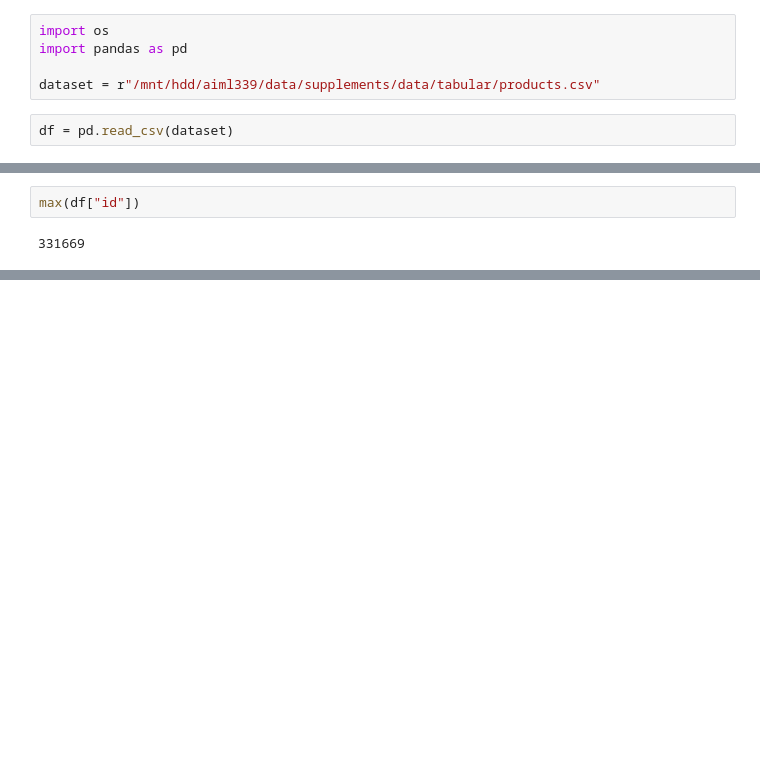
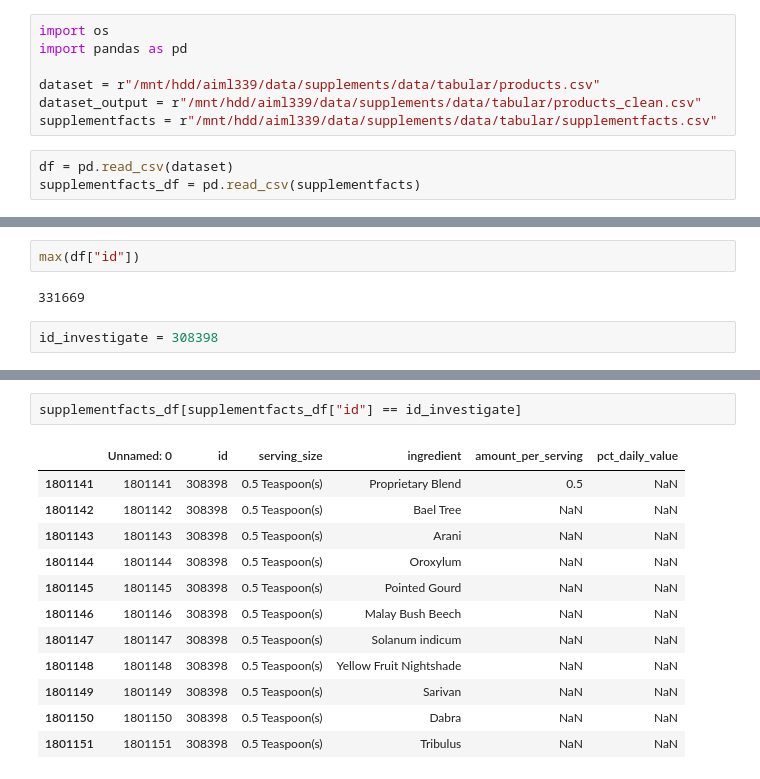
Before and after one commit to LennoxC/labeldetection-datagen-client-tabular, a Jupyter notebook: eda.ipynb, the cells around one changed output, grey strips where cells are left out. Cells and saved outputs as stored; diff of their text form; blank space fills up the shorter version.

```diff
--- a/eda.ipynb
+++ b/eda.ipynb
@@ -7,8 +7,11 @@ import os
 import pandas as pd
 
 dataset = r"/mnt/hdd/aiml339/data/supplements/data/tabular/products.csv"
+dataset_output = r"/mnt/hdd/aiml339/data/supplements/data/tabular/products_clean.csv"
+supplementfacts = r"/mnt/hdd/aiml339/data/supplements/data/tabular/supplementfacts.csv"
 # %%
 df = pd.read_csv(dataset)
+supplementfacts_df = pd.read_csv(supplementfacts)
 # %%
 import matplotlib.pyplot as plt
 # %%
@@ -59,3 +62,5 @@ plt.xticks(rotation=90)
 max(df["id"])
 # %% [output]
 331669
+# %%
+id_investigate = 308398
@@ -61,0 +72,15 @@ max(df["id"])
+# %%
+supplementfacts_df[supplementfacts_df["id"] == id_investigate]
+# %% [output]
+|  | Unnamed: 0 | id | serving_size | ingredient | amount_per_serving | pct_daily_value |
+| 1801141 | 1801141 | 308398 | 0.5 Teaspoon(s) | Proprietary Blend | 0.5 | NaN |
+| 1801142 | 1801142 | 308398 | 0.5 Teaspoon(s) | Bael Tree | NaN | NaN |
+| 1801143 | 1801143 | 308398 | 0.5 Teaspoon(s) | Arani | NaN | NaN |
+| 1801144 | 1801144 | 308398 | 0.5 Teaspoon(s) | Oroxylum | NaN | NaN |
+| 1801145 | 1801145 | 308398 | 0.5 Teaspoon(s) | Pointed Gourd | NaN | NaN |
+| 1801146 | 1801146 | 308398 | 0.5 Teaspoon(s) | Malay Bush Beech | NaN | NaN |
+| 1801147 | 1801147 | 308398 | 0.5 Teaspoon(s) | Solanum indicum | NaN | NaN |
+| 1801148 | 1801148 | 308398 | 0.5 Teaspoon(s) | Yellow Fruit Nightshade | NaN | NaN |
+| 1801149 | 1801149 | 308398 | 0.5 Teaspoon(s) | Sarivan | NaN | NaN |
+| 1801150 | 1801150 | 308398 | 0.5 Teaspoon(s) | Dabra | NaN | NaN |
+| 1801151 | 1801151 | 308398 | 0.5 Teaspoon(s) | Tribulus | NaN | NaN |
```
Also changed, not shown: parts of 17 cells of this notebook, 2 other files.
